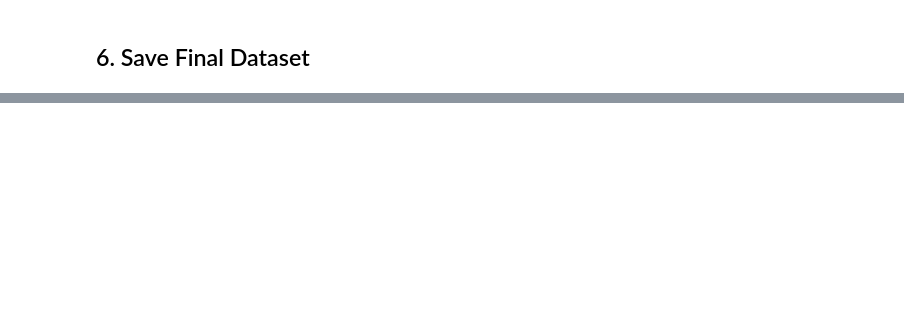
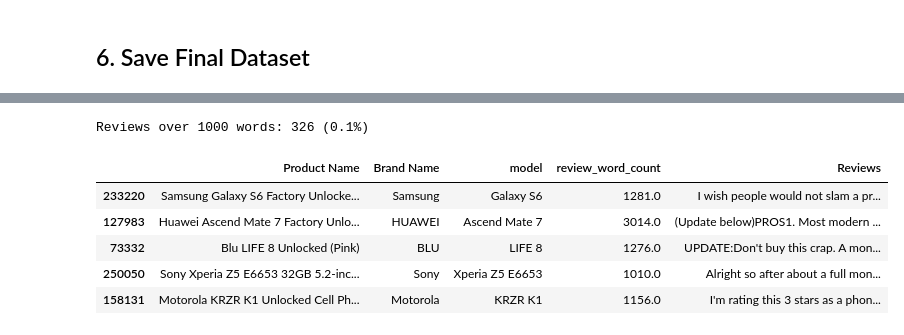
Before and after one commit to paunovicjovan/web-mining, a Jupyter notebook: Projekat/notebooks/amazon_reviews_preprocessing.ipynb, the cells around one changed output, grey strips where cells are left out. Cells and saved outputs as stored; diff of their text form; code cells hidden in the pictures; blank space fills up the shorter version.

```diff
--- a/Projekat/notebooks/amazon_reviews_preprocessing.ipynb
+++ b/Projekat/notebooks/amazon_reviews_preprocessing.ipynb
@@ -461,0 +526,13 @@ df.head()
+# %%
+# Preview long reviews
+long_reviews = df_final[df_final['review_word_count'] > 1000]
+print(f"Reviews over 1000 words: {len(long_reviews):,} ({100 * len(long_reviews) / len(df_final):.1f}%)")
+long_reviews[['Product Name', 'Brand Name', 'model', 'review_word_count', 'Reviews']].sample(5)
+# %% [output]
+Reviews over 1000 words: 326 (0.1%)
+|  | Product Name | Brand Name | model | review_word_count | Reviews |
+| 233220 | Samsung Galaxy S6 Factory Unlocke... | Samsung | Galaxy S6 | 1281.0 | I wish people would not slam a pr... |
+| 127983 | Huawei Ascend Mate 7 Factory Unlo... | HUAWEI | Ascend Mate 7 | 3014.0 | (Update below)PROS1. Most modern ... |
+| 73332 | Blu LIFE 8 Unlocked (Pink) | BLU | LIFE 8 | 1276.0 | UPDATE:Don't buy this crap. A mon... |
+| 250050 | Sony Xperia Z5 E6653 32GB 5.2-inc... | Sony | Xperia Z5 E6653 | 1010.0 | Alright so after about a full mon... |
+| 158131 | Motorola KRZR K1 Unlocked Cell Ph... | Motorola | KRZR K1 | 1156.0 | I'm rating this 3 stars as a phon... |
```
Also changed, not shown: parts of 14 cells of this notebook, 1 other file.
